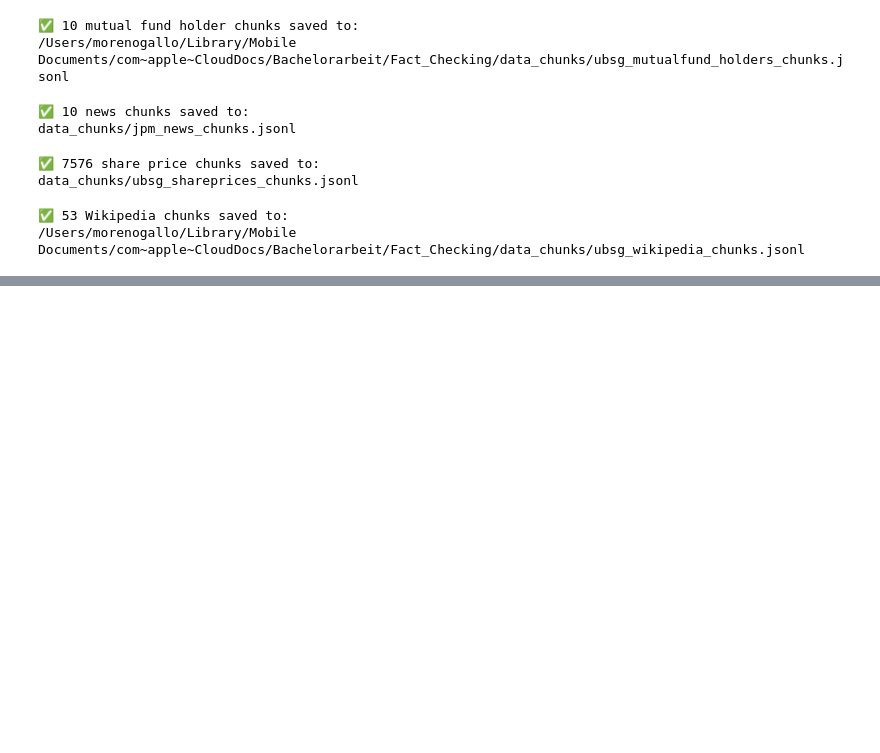
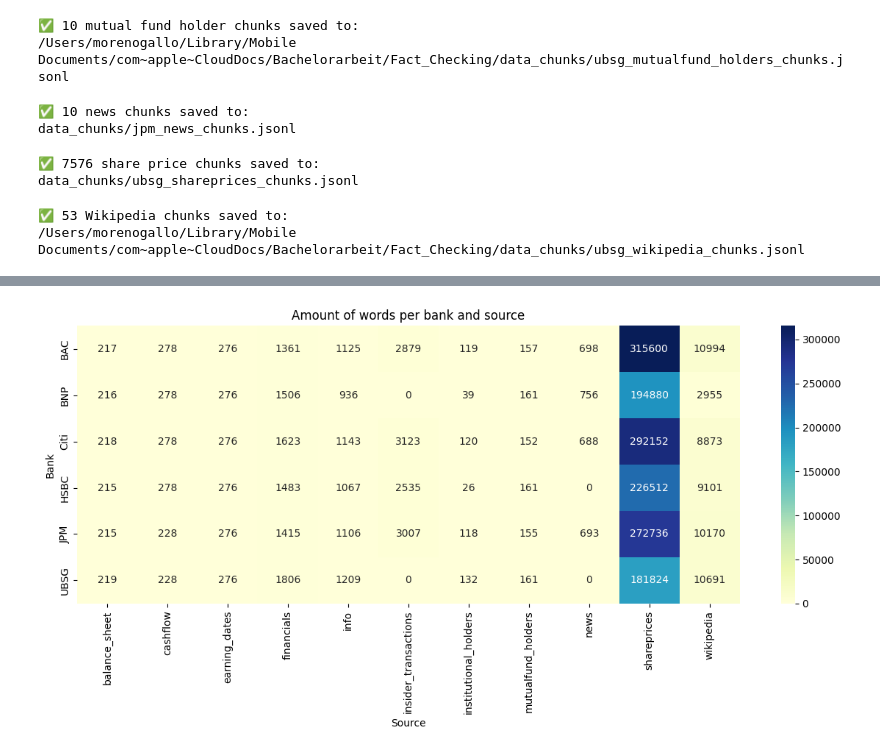
Before and after one commit to Romone10/fact_checking_BA, a Jupyter notebook: preprocessing.ipynb, the cells around one changed output, grey strips where cells are left out. Drawn from its saved outputs; the diff is of its cells as text; code cells hidden in the pictures; blank space fills up the shorter version.

```diff
--- a/preprocessing.ipynb
+++ b/preprocessing.ipynb
@@ -839,0 +974,41 @@ print(f"✅ {len(output_chunks)} Wikipedia chunks saved to:\n{OUTPUT_FILE}")
+# %%
+# Words pro bank and source heatmap
+
+import pandas as pd
+import seaborn as sns
+import matplotlib.pyplot as plt
+
+# list with bank, source and text length
+chunk_lengths = []
+
+for chunk in all_chunks:
+    bank = chunk["metadata"]["bank"]
+    source = chunk["metadata"]["source"]
+    length = len(chunk["text"].split())
+    chunk_lengths.append({
+        "Bank": bank,
+        "Source": source,
+        "Length": length
+    })
+
+df_lengths = pd.DataFrame(chunk_lengths)
+
+# Pivot-Table: length per bank and source
+pivot_len = df_lengths.pivot_table(
+    index="Bank",
+    columns="Source",
+    values="Length",
+    aggfunc="sum",
+    fill_value=0
+)
+
+# Plot Heatmap
+plt.figure(figsize=(12,6))
+sns.heatmap(pivot_len, annot=True, fmt=".0f", cmap="YlGnBu")
+plt.title("Amount of words per bank and source")
+plt.xlabel("Source")
+plt.ylabel("Bank")
+plt.tight_layout()
+plt.show()
+# %% [output]
+[figure, added]
```
Also changed, not shown: parts of 14 cells of this notebook.
